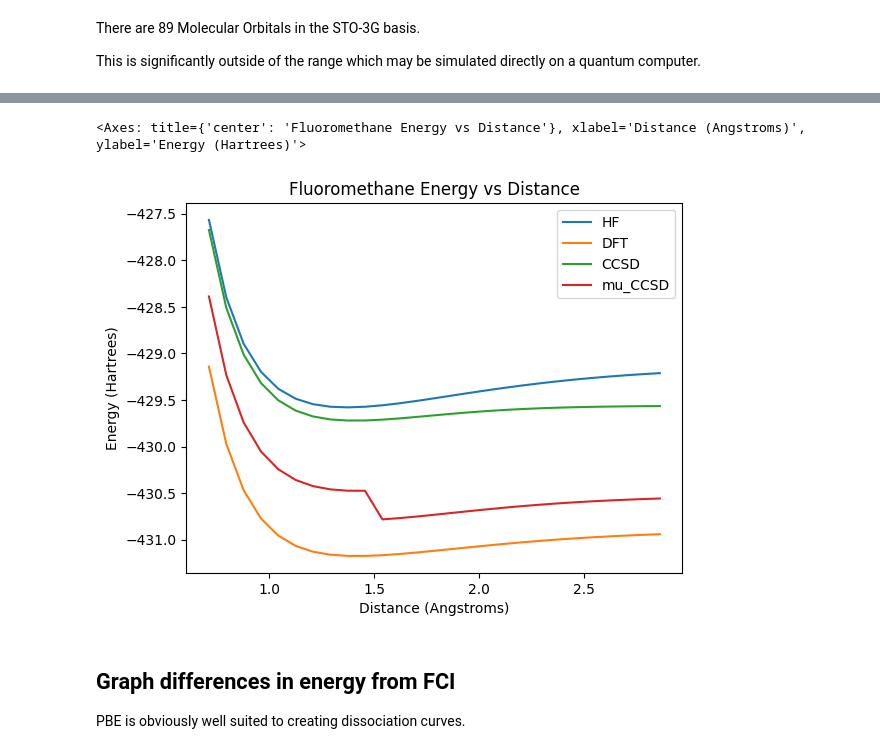
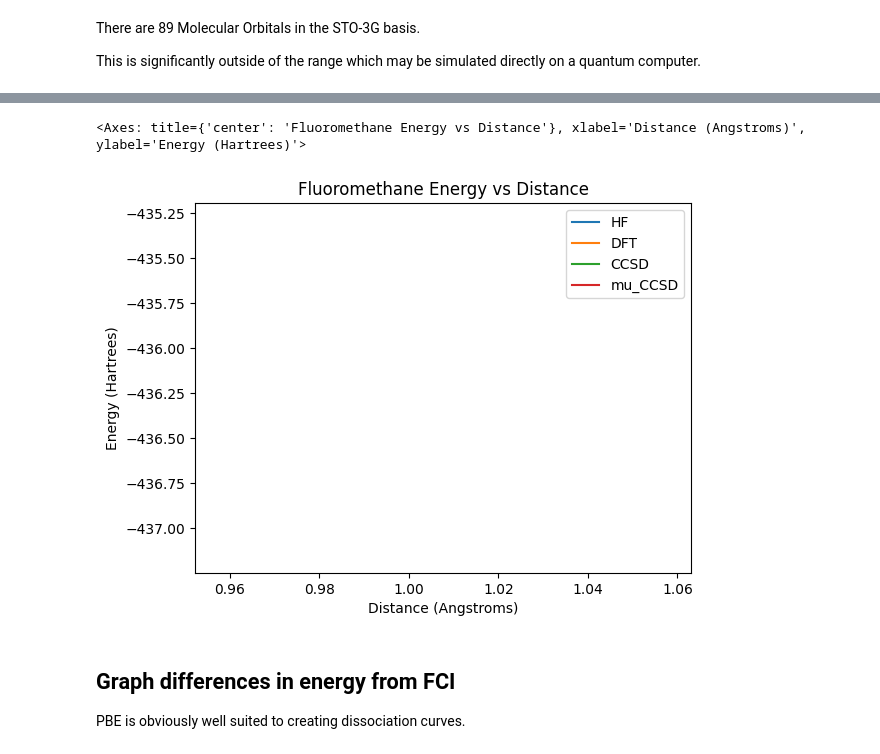
Before and after one commit to UCL-CCS/Nbed, a Jupyter notebook: docs/notebooks/publications/Solvation, Embedding and Subspace Techniques for Quantum Computing in the Chemical Sciences.ipynb, the cells around one changed output, grey strips where cells are left out. Saved outputs shown, nothing was run; the diff lists cells and outputs as text; code cells hidden in the pictures.

```diff
--- a/docs/notebooks/publications/Solvation, Embedding and Subspace Techniques for Quantum Computing in the Chemical Sciences.ipynb
+++ b/docs/notebooks/publications/Solvation, Embedding and Subspace Techniques for Quantum Computing in the Chemical Sciences.ipynb
@@ -143,11 +143,11 @@ def init_mol_df() -> pd.DataFrame:
         """
         return string
 
-    xyz_list = [mol_geometry(dist) for dist in np.linspace(0.1, 2.5, 40)]
+    xyz_list = [mol_geometry(dist) for dist in np.linspace(0.5, 2.5, 41)]
     print(xyz_list)
 
     df = pd.DataFrame(index = range(len(xyz_list)), columns = ["distances", "xyz"])
-    df["distances"] = [i*np.linalg.norm([-0.1019, -1.1128, -0.7459]) for i in np.linspace(0.1, 2.5, 40)]
+    df["distances"] = [i*np.linalg.norm([-0.1019, -1.1128, -0.7459]) for i in np.linspace(0.5, 2.5, 41)]
     df["xyz"] = xyz_list
     return df
 
@@ -256,3 +256,3 @@ def calculate_energies(df: pd.DataFrame, charge = 0, spin = 0, fci = False, ccsd
 # %%
-calculate_energies(pfm, spin=0, charge=0, fci=False)
+pfm = calculate_energies(pfm.iloc[5:6,:], spin=0, charge=0, fci=False)
 # %% [output]
@@ -346,13 +275,14 @@ Name: mu_nmo_emb, dtype: float64
 # %%
 data = [
     'distances',
     'HF',
     'DFT',
     'CCSD',
     'mu_CCSD',
+    # "mu_FCI"
     # 'huz_CCSD'
     ]
-pfm.loc[pfm.index[7:34], data].plot(xlabel="Distance (Angstroms)", ylabel="Energy (Hartrees)", x="distances", title="Fluoromethane Energy vs Distance")
+pfm.loc[pfm.index, data].plot(xlabel="Distance (Angstroms)", ylabel="Energy (Hartrees)", x="distances", title="Fluoromethane Energy vs Distance")
 # %% [output]
 <Axes: title={'center': 'Fluoromethane Energy vs Distance'}, xlabel='Distance (Angstroms)', ylabel='Energy (Hartrees)'>
-[figure, old version]
+[figure, new version]
```
Also changed, not shown: parts of 14 cells of this notebook, 2 other files.
